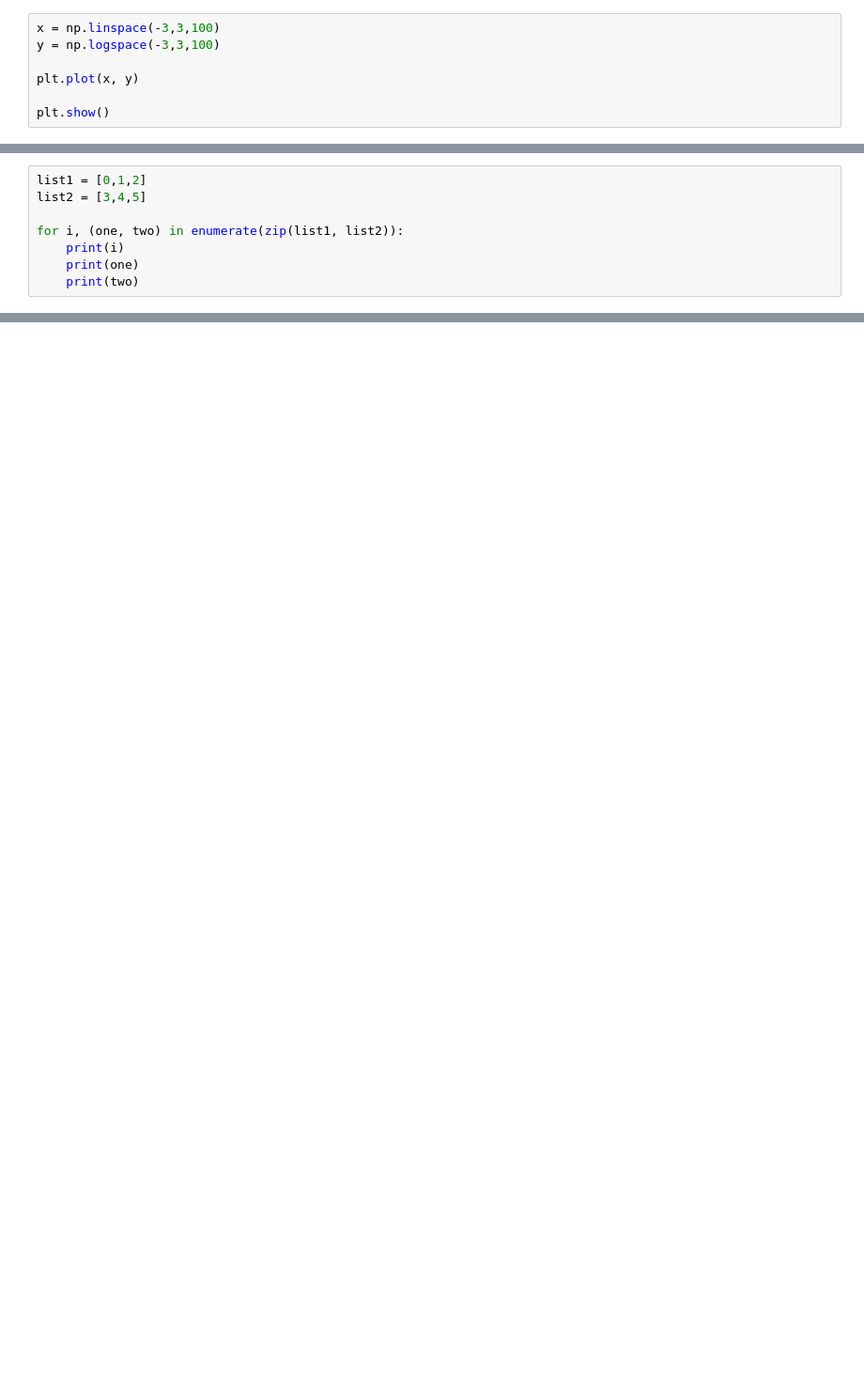
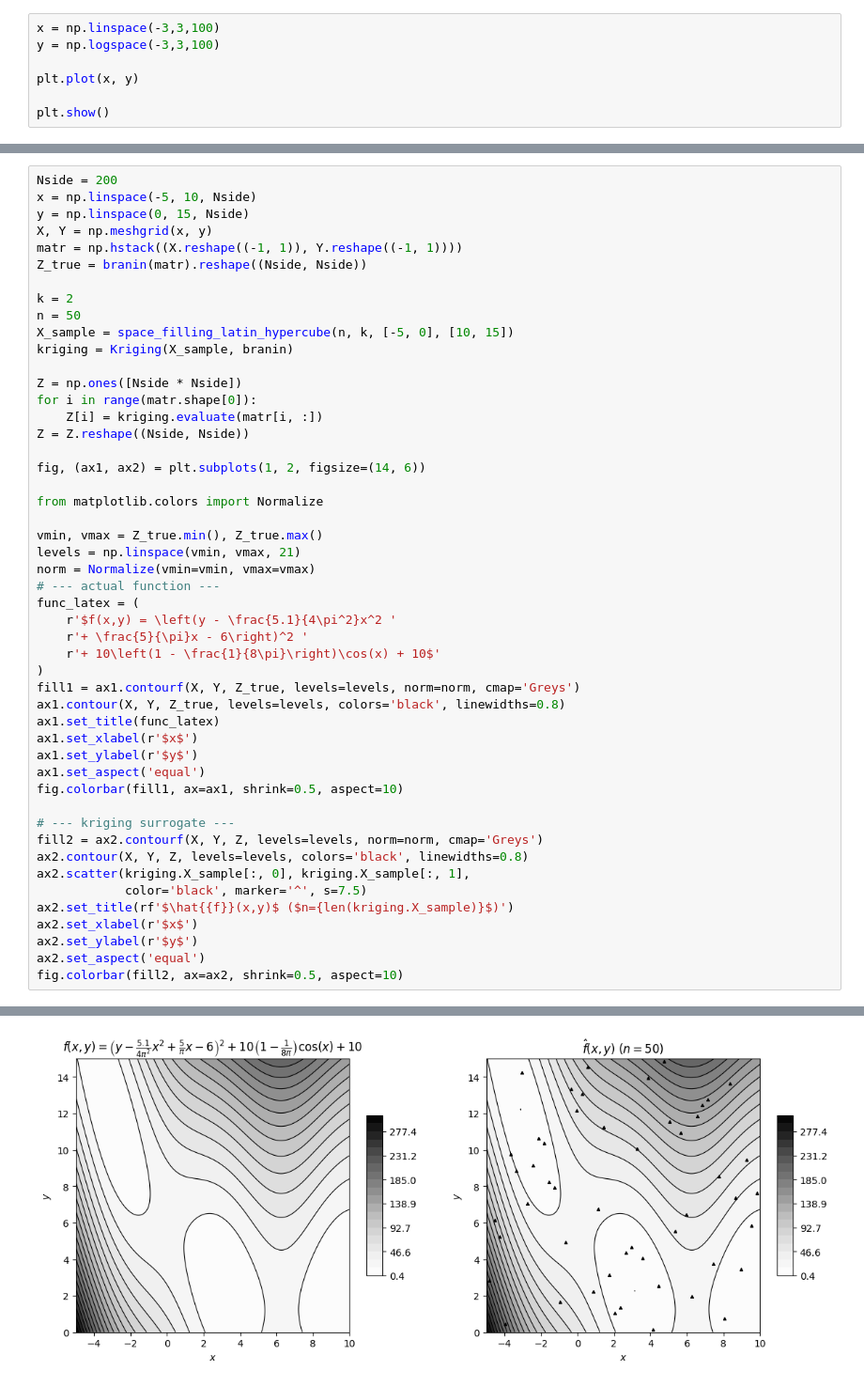
Before and after one commit to ijs32/rceu-2026, a Jupyter notebook: src/ian/surrogate-modeling/chapter-2/chapter_2.ipynb, the cells around one changed output, grey strips where cells are left out. Shown at 94% size. Saved outputs shown, nothing was run; the diff lists cells and outputs as text; blank space fills up the shorter version.

```diff
--- a/src/ian/surrogate-modeling/chapter-2/chapter_2.ipynb
+++ b/src/ian/surrogate-modeling/chapter-2/chapter_2.ipynb
@@ -218,9 +183,50 @@ fig.colorbar(fill, ax=ax, shrink=0.5, aspect=10)
 # %%
-list1 = [0,1,2]
-list2 = [3,4,5]
+Nside = 200
+x = np.linspace(-5, 10, Nside)
+y = np.linspace(0, 15, Nside)
+X, Y = np.meshgrid(x, y)
+matr = np.hstack((X.reshape((-1, 1)), Y.reshape((-1, 1))))
+Z_true = branin(matr).reshape((Nside, Nside))
 
-for i, (one, two) in enumerate(zip(list1, list2)):
-    print(i)
-    print(one)
-    print(two)
+k = 2
+n = 50
+X_sample = space_filling_latin_hypercube(n, k, [-5, 0], [10, 15])
+kriging = Kriging(X_sample, branin)
+
+Z = np.ones([Nside * Nside])
+for i in range(matr.shape[0]):
+    Z[i] = kriging.evaluate(matr[i, :])
+Z = Z.reshape((Nside, Nside))
+
+fig, (ax1, ax2) = plt.subplots(1, 2, figsize=(14, 6))
+
+from matplotlib.colors import Normalize
+
+vmin, vmax = Z_true.min(), Z_true.max()
+levels = np.linspace(vmin, vmax, 21)
+norm = Normalize(vmin=vmin, vmax=vmax)
+# --- actual function ---
+func_latex = (
+    r'$f(x,y) = \left(y - \frac{5.1}{4\pi^2}x^2 '
+    r'+ \frac{5}{\pi}x - 6\right)^2 '
+    r'+ 10\left(1 - \frac{1}{8\pi}\right)\cos(x) + 10$'
+)
+fill1 = ax1.contourf(X, Y, Z_true, levels=levels, norm=norm, cmap='Greys')
+ax1.contour(X, Y, Z_true, levels=levels, colors='black', linewidths=0.8)
+ax1.set_title(func_latex)
+ax1.set_xlabel(r'$x$')
+ax1.set_ylabel(r'$y$')
+ax1.set_aspect('equal')
+fig.colorbar(fill1, ax=ax1, shrink=0.5, aspect=10)
+
+# --- kriging surrogate ---
+fill2 = ax2.contourf(X, Y, Z, levels=levels, norm=norm, cmap='Greys')
+ax2.contour(X, Y, Z, levels=levels, colors='black', linewidths=0.8)
+ax2.scatter(kriging.X_sample[:, 0], kriging.X_sample[:, 1],
+            color='black', marker='^', s=7.5)
+ax2.set_title(rf'$\hat{{f}}(x,y)$ ($n={len(kriging.X_sample)}$)')
+ax2.set_xlabel(r'$x$')
+ax2.set_ylabel(r'$y$')
+ax2.set_aspect('equal')
+fig.colorbar(fill2, ax=ax2, shrink=0.5, aspect=10)
 # %% [output]
@@ -235,0 +234 @@ for i, (one, two) in enumerate(zip(list1, list2)):
+[figure, added]
```
Also changed, not shown: parts of 6 cells of this notebook, 6 other files.
